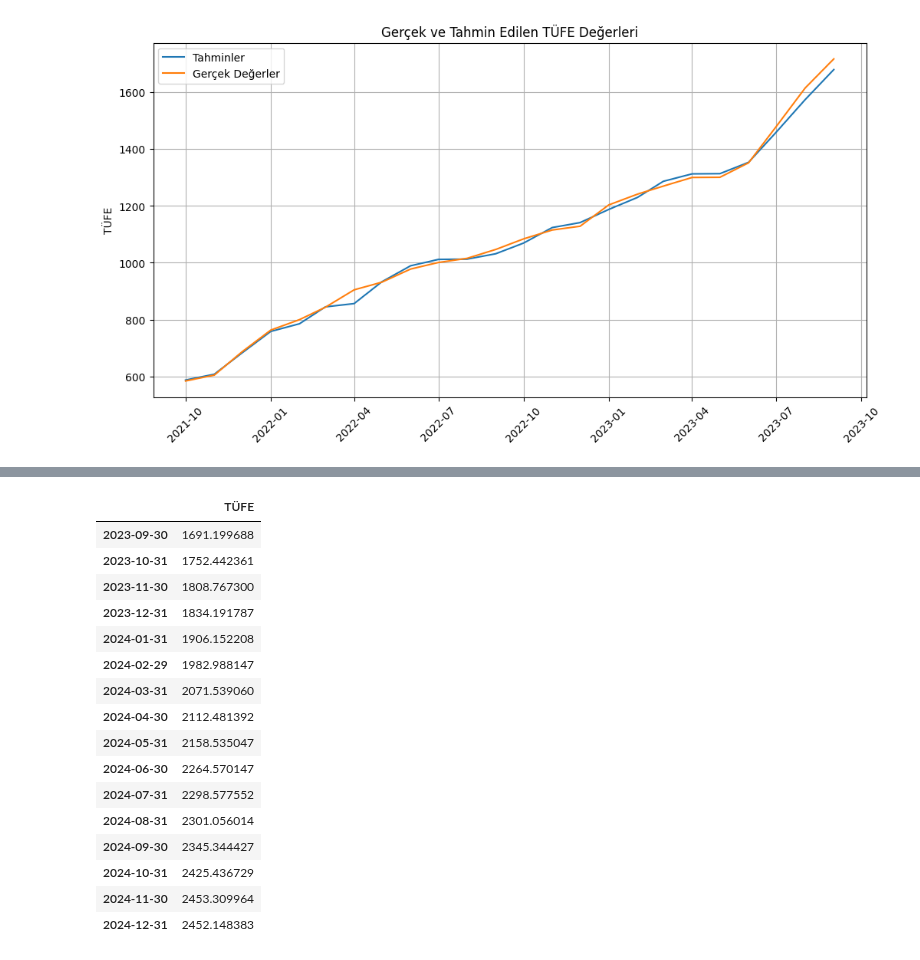
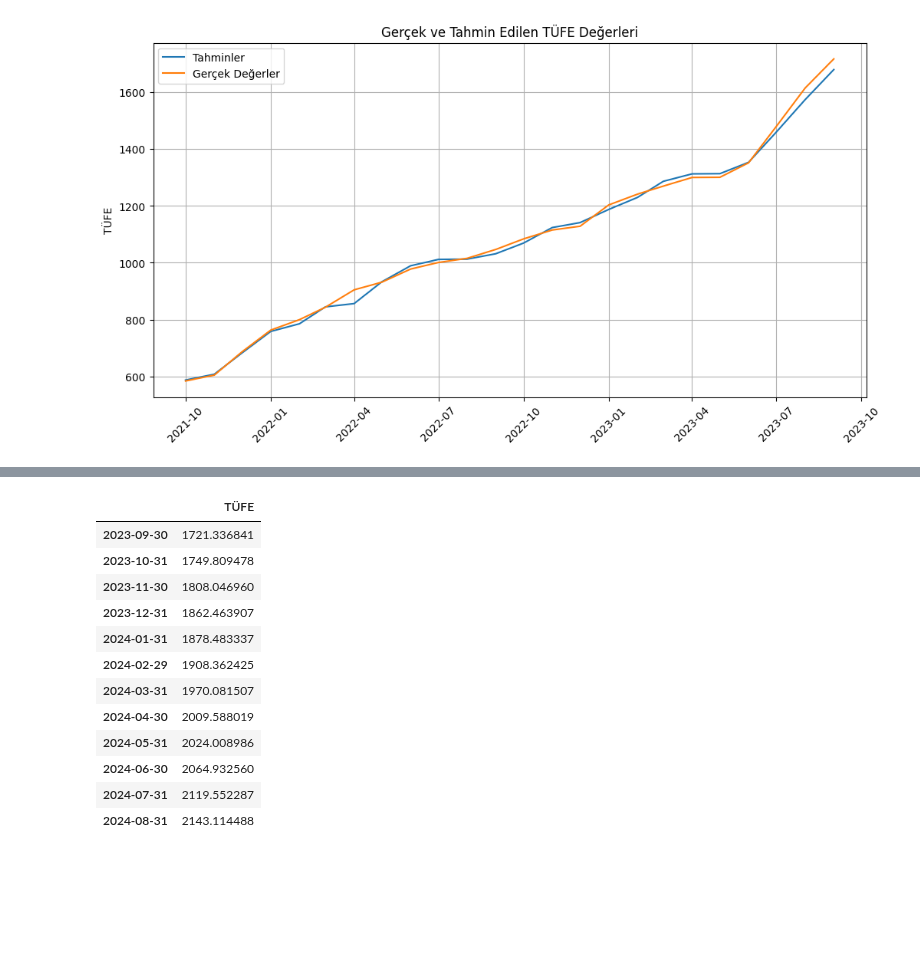
Before and after one commit to kaboya19/InflationForecast, a Jupyter notebook: InflationForecast.ipynb, the cells around one changed output, grey strips where cells are left out. Saved outputs shown, nothing was run; the diff lists cells and outputs as text; code cells hidden in the pictures; blank space fills up the shorter version.

```diff
--- a/InflationForecast.ipynb
+++ b/InflationForecast.ipynb
@@ -836,10 +648,0 @@ plt.show()
-# %%
-pred_ci['Mean'] = (pred_ci["lower USD/TL"] + pred_ci["upper USD/TL"])/2
-usdtahmin=pred_ci["Mean"]
-usdtahmin=pd.DataFrame(usdtahmin)
-usdtahmin.columns=["USD Tahmin"]
-usdtahmin1=pd.DataFrame({"USD Tahmin":[27.20]})
-usdtahmin1["Tarih"]="2023-09-01"
-usdtahmin1=usdtahmin1.set_index("Tarih")
-usdtahmin1=pd.concat([usdtahmin1,usdtahmin],axis=0)
-usdtahmin1
@@ -946,11 +648,0 @@ plt.show()
-# %%
-import random
-pred_ci['Mean'] = (pred_ci["lower Kredi"] + pred_ci["upper Kredi"])/2
-kreditahmin=pred_ci["Mean"]
-kreditahmin=pd.DataFrame(kreditahmin)
-kreditahmin.columns=["Kredi Tahmin"]
-kreditahmin1=pd.DataFrame({"Kredi Tahmin":[100.32]})
-kreditahmin1["Tarih"]="2023-09-01"
-kreditahmin1=kreditahmin1.set_index("Tarih")
-kreditahmin1=pd.concat([kreditahmin1,kreditahmin],axis=0)
-kreditahmin1
@@ -1055,11 +648,0 @@ plt.show()
-# %%
-pred_ci['Mean'] = (pred_ci["lower Faiz"] + pred_ci["upper Faiz"])/2
-faiztahmin=pred_ci["Mean"]
-faiztahmin=pd.DataFrame(faiztahmin)
-faiztahmin.columns=["Faiz"]
-faiztahmin["Faiz"]=faiztahmin["Faiz"].astype(int)
-faiztahmin1=pd.DataFrame({"Faiz":[55.57]})
-faiztahmin1["Tarih"]="2023-09-01"
-faiztahmin1=faiztahmin1.set_index("Tarih")
-faiztahmin1=pd.concat([faiztahmin1,faiztahmin],axis=0)
-faiztahmin1
@@ -1084,9 +649,9 @@ faiztahmin1
 # %%
 forecast=pd.DataFrame()
-forecast["USD/TL Tahmin"]=usdtahmin1["USD Tahmin"]
+forecast["USD/TL Tahmin"]=usdtahmin
 forecast["Brent Tahmin"]=brenttahmin
-forecast["Kredi Tahmin"]=kreditahmin1["Kredi Tahmin"]
-forecast["Faiz Tahmin"]=faiztahmin1["Faiz"]
+forecast["Kredi Tahmin"]=kreditahmin
+forecast["Faiz Tahmin"]=faiztahmin
 
 forecast.columns=["USD/TL","Brent","Kredi","Faiz"]
 forecast
@@ -1126,26 +686,22 @@ Gelecek 12 Ay için TÜFE Tahminleri:
 # %%
 future_predictions=pd.DataFrame(future_predictions)
-future_predictions=future_predictions.set_index(pd.date_range(start='2023-09-01', periods=16, freq='M'))
+future_predictions=future_predictions.set_index(pd.date_range(start='2023-09-01', periods=12, freq='M'))
 future_predictions.columns=["TÜFE"]
 future_predictions
 # %% [output]
 |  | TÜFE |
-| 2023-09-30 | 1691.199688 |
-| 2023-10-31 | 1752.442361 |
-| 2023-11-30 | 1808.767300 |
-| 2023-12-31 | 1834.191787 |
-| 2024-01-31 | 1906.152208 |
-| 2024-02-29 | 1982.988147 |
-| 2024-03-31 | 2071.539060 |
-| 2024-04-30 | 2112.481392 |
-| 2024-05-31 | 2158.535047 |
-| 2024-06-30 | 2264.570147 |
-| 2024-07-31 | 2298.577552 |
-| 2024-08-31 | 2301.056014 |
-| 2024-09-30 | 2345.344427 |
-| 2024-10-31 | 2425.436729 |
-| 2024-11-30 | 2453.309964 |
-| 2024-12-31 | 2452.148383 |
+| 2023-09-30 | 1721.336841 |
+| 2023-10-31 | 1749.809478 |
+| 2023-11-30 | 1808.046960 |
+| 2023-12-31 | 1862.463907 |
+| 2024-01-31 | 1878.483337 |
+| 2024-02-29 | 1908.362425 |
+| 2024-03-31 | 1970.081507 |
+| 2024-04-30 | 2009.588019 |
+| 2024-05-31 | 2024.008986 |
+| 2024-06-30 | 2064.932560 |
+| 2024-07-31 | 2119.552287 |
+| 2024-08-31 | 2143.114488 |
 # %%
 tüfe=pd.concat([data,future_predictions])
 tüfe=tüfe.drop("2023-09-01 00:00:00")
```
Also changed, not shown: parts of 51 cells of this notebook, 1 other file.
